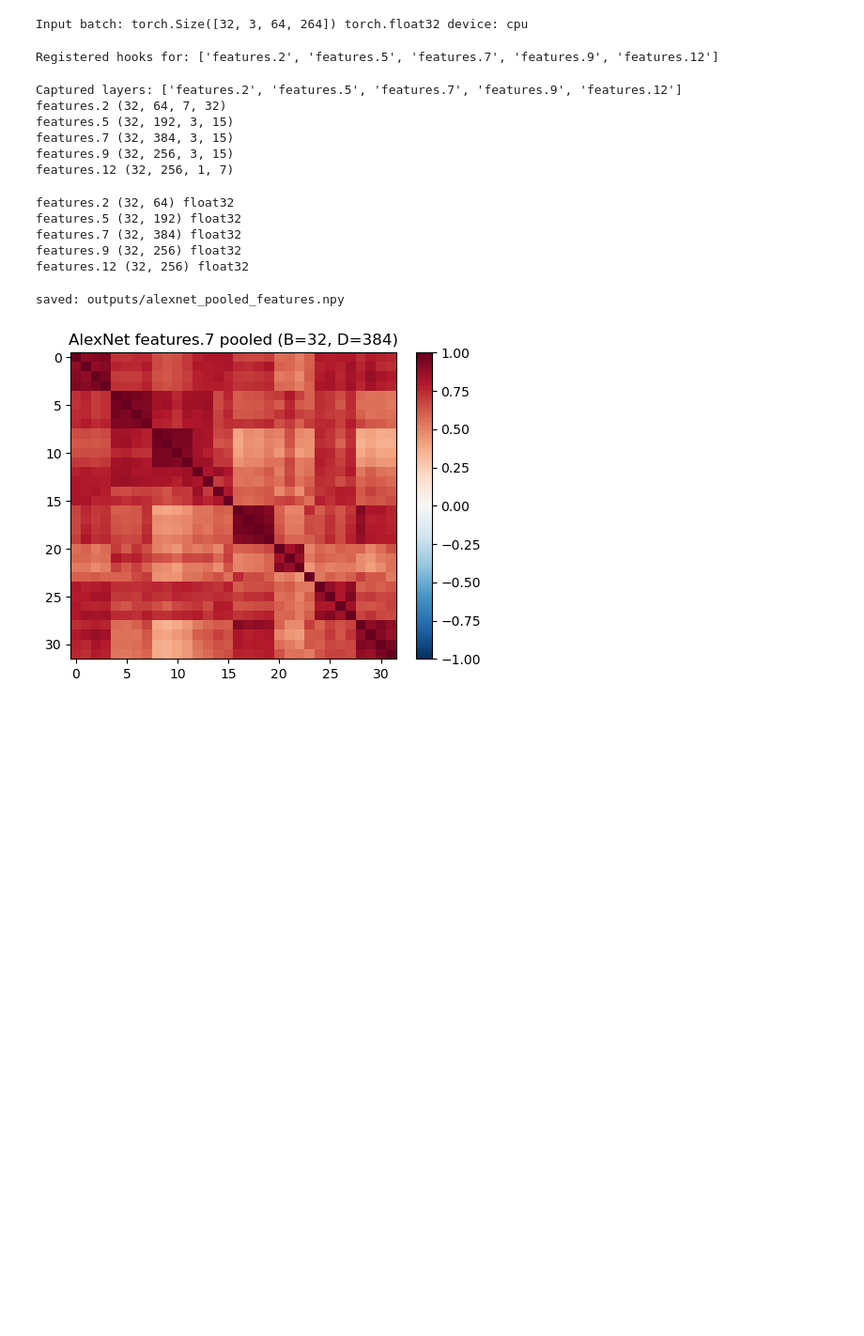
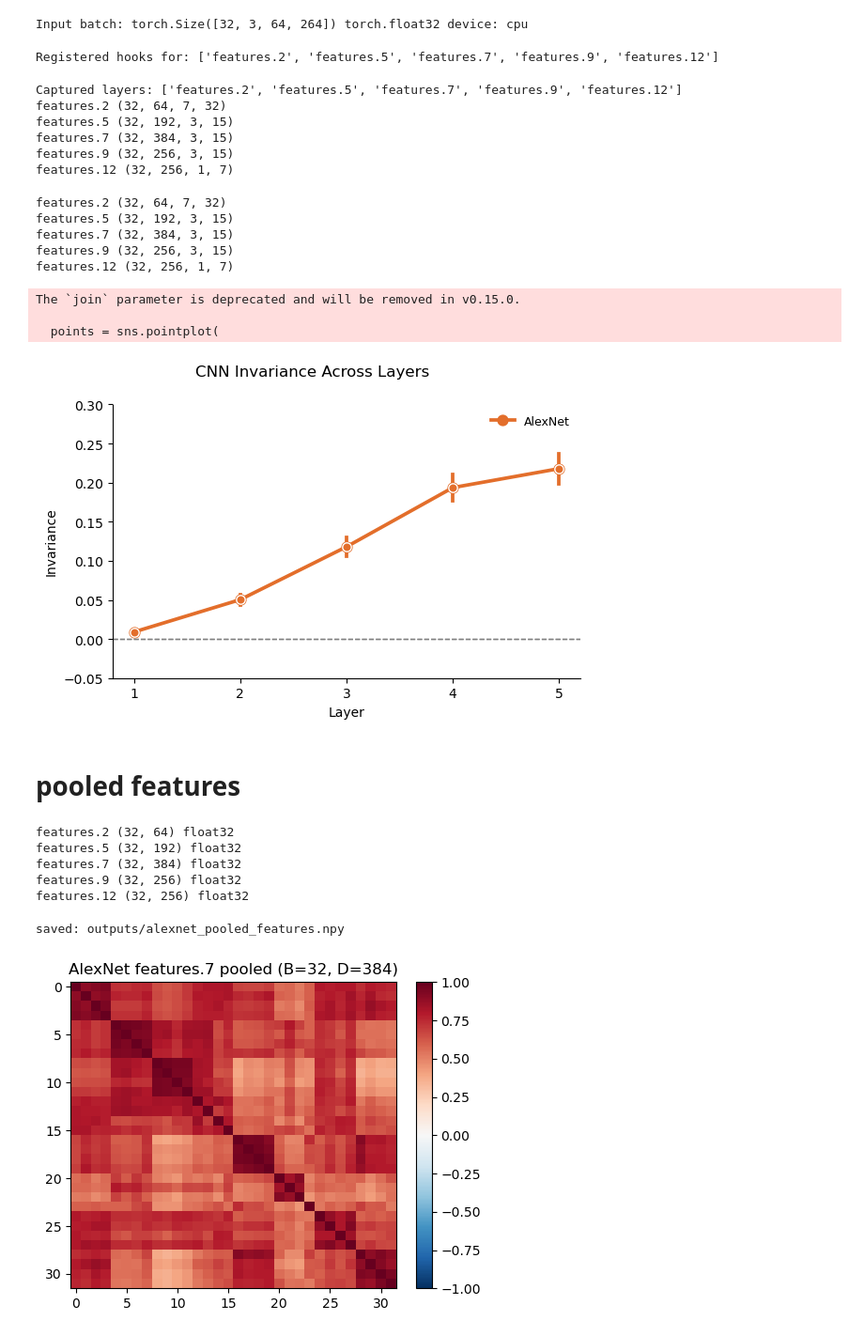
Before and after one commit to dufengtong/visual-invariance-analysis, a Jupyter notebook: notebooks/models_AlexNet.ipynb, the cells around one changed output. Shown at 94% size. Saved outputs shown, nothing was run; the diff lists cells and outputs as text; code cells hidden in the pictures; blank space fills up the shorter version.

```diff
--- a/notebooks/models_AlexNet.ipynb
+++ b/notebooks/models_AlexNet.ipynb
@@ -148,5 +148,80 @@ features.5 (32, 192, 3, 15)
 features.7 (32, 384, 3, 15)
 features.9 (32, 256, 3, 15)
 features.12 (32, 256, 1, 7)
+# %%
+import sys
+sys.path.append("../utils")
+import util
+
+features = np.empty(len(captured), dtype=object)
+i = 0
+nimgs = 32
+for k, v in captured.items():
+    print(k, tuple(v.shape))
+    features[i] = v.numpy().reshape(nimgs, -1)  # (32, D)
+    i += 1
+
+alexnet_rep_mat = util.compute_model_rep_mtx(features)
+alexnet_invar_pair = util.compute_pair_inv_model(alexnet_rep_mat)
+
+# save features
+np.save("outputs/alexnet_features_all.npy", features, allow_pickle=True)
+# %% [output]
+features.2 (32, 64, 7, 32)
+features.5 (32, 192, 3, 15)
+features.7 (32, 384, 3, 15)
+features.9 (32, 256, 3, 15)
+features.12 (32, 256, 1, 7)
+# %%
+# Define models and their properties
+import matplotlib.pyplot as plt
+import seaborn as sns
+
+models = [
+    {'data': alexnet_invar_pair, 'color': '#e36e2b', 'label': 'AlexNet'},
+]
+
+
+fig, ax = plt.subplots(figsize=(6, 4))
+for model in models:
+    points = sns.pointplot(
+        x="layer", y="pair_invariance",
+        data=model['data'],
+        color=model['color'],
+        dodge=0,
+        errorbar='se', join=True, linestyles='-', ax=ax,
+        label=model['label']
+    )
+    xvals = np.arange(model['data']['layer'].nunique())
+    means = model['data'].groupby('layer')['pair_invariance'].mean().values
+    ax.scatter(
+        xvals, means,
+        color=model['color'], edgecolor='white', s=45, zorder=3
+    )
+
+ax.axhline(0, color='gray', lw=1, linestyle='--')
+ax.set_xlabel("")
+ax.set_ylabel("Invariance")
+ax.set_xlabel("Layer")
+ax.set_ylim(-0.05, 0.3)
+ax.spines["top"].set_visible(False)
+ax.spines["right"].set_visible(False)
+ax.legend(frameon=False, ncol=3, fontsize=9)
+
+ax.axhline(0, color='gray', lw=1, linestyle='--')
+ax.set_xticks([0, 1, 2, 3, 4])
+ax.set_xticklabels(['1', '2', '3', '4', '5'])
+ax.set_xlabel("Layer")
+plt.suptitle("CNN Invariance Across Layers")
+plt.tight_layout()
+# plt.savefig("../figures/cnn_invariance.png", dpi=300, bbox_inches='tight')
+plt.show()
+# %% [output]
+The `join` parameter is deprecated and will be removed in v0.15.0.
+
+  points = sns.pointplot(
+[figure, added]
+# %% [markdown]
+# pooled features
 # %%
 # pooled features per layer
```
Also changed, not shown: parts of 2 cells of this notebook, 13 other files.
